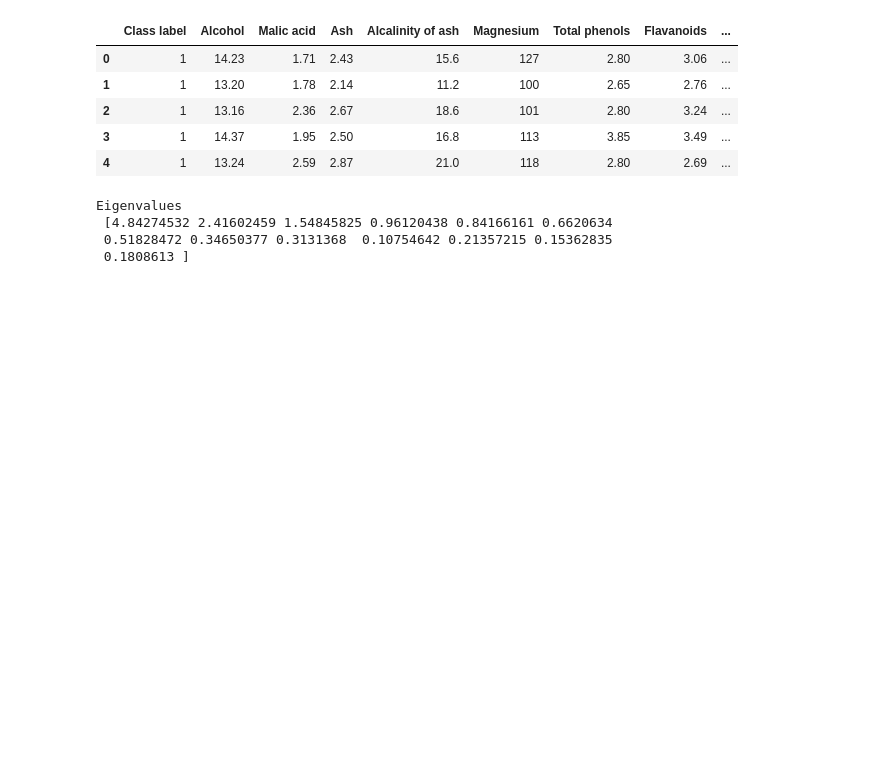
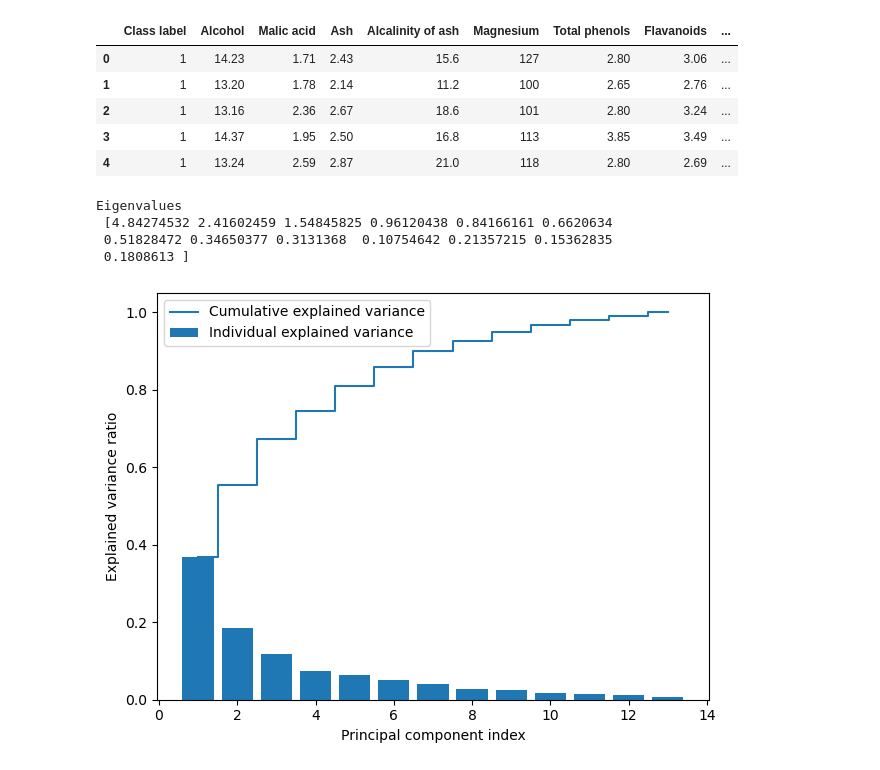
Before and after one commit to poweiiiii/compress_Dimensions, a Jupyter notebook: wine_data_compress.ipynb, the cells around one changed output. Drawn from its saved outputs; the diff is of its cells as text; code cells hidden in the pictures; blank space fills up the shorter version.

```diff
--- a/wine_data_compress.ipynb
+++ b/wine_data_compress.ipynb
@@ -58 +61,18 @@ var_exp = [(i / tot) for i in sorted(eigen_vals, reverse=True)]
 cum_var_exp = np.cumsum(var_exp)
+# %%
+
+import matplotlib.pyplot as plt
+
+
+plt.bar(range(1, 14), var_exp, align='center',
+        label='Individual explained variance')
+plt.step(range(1, 14), cum_var_exp, where='mid',
+         label='Cumulative explained variance')
+plt.ylabel('Explained variance ratio')
+plt.xlabel('Principal component index')
+plt.legend(loc='best')
+plt.tight_layout()
+# plt.savefig('figures/05_02.png', dpi=300)
+plt.show()
+# %% [output]
+[figure, added]
```
Also changed, not shown: parts of 16 cells of this notebook.
